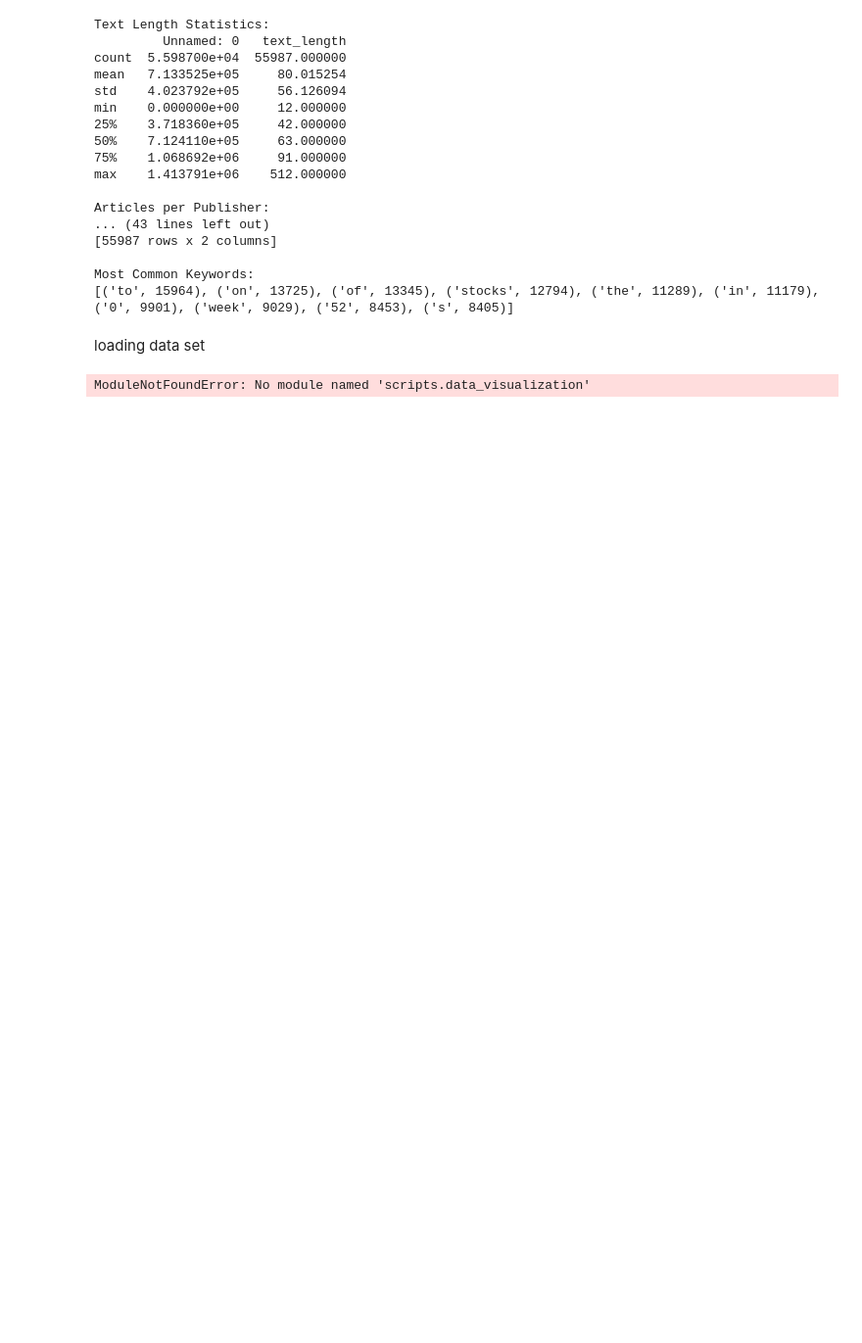
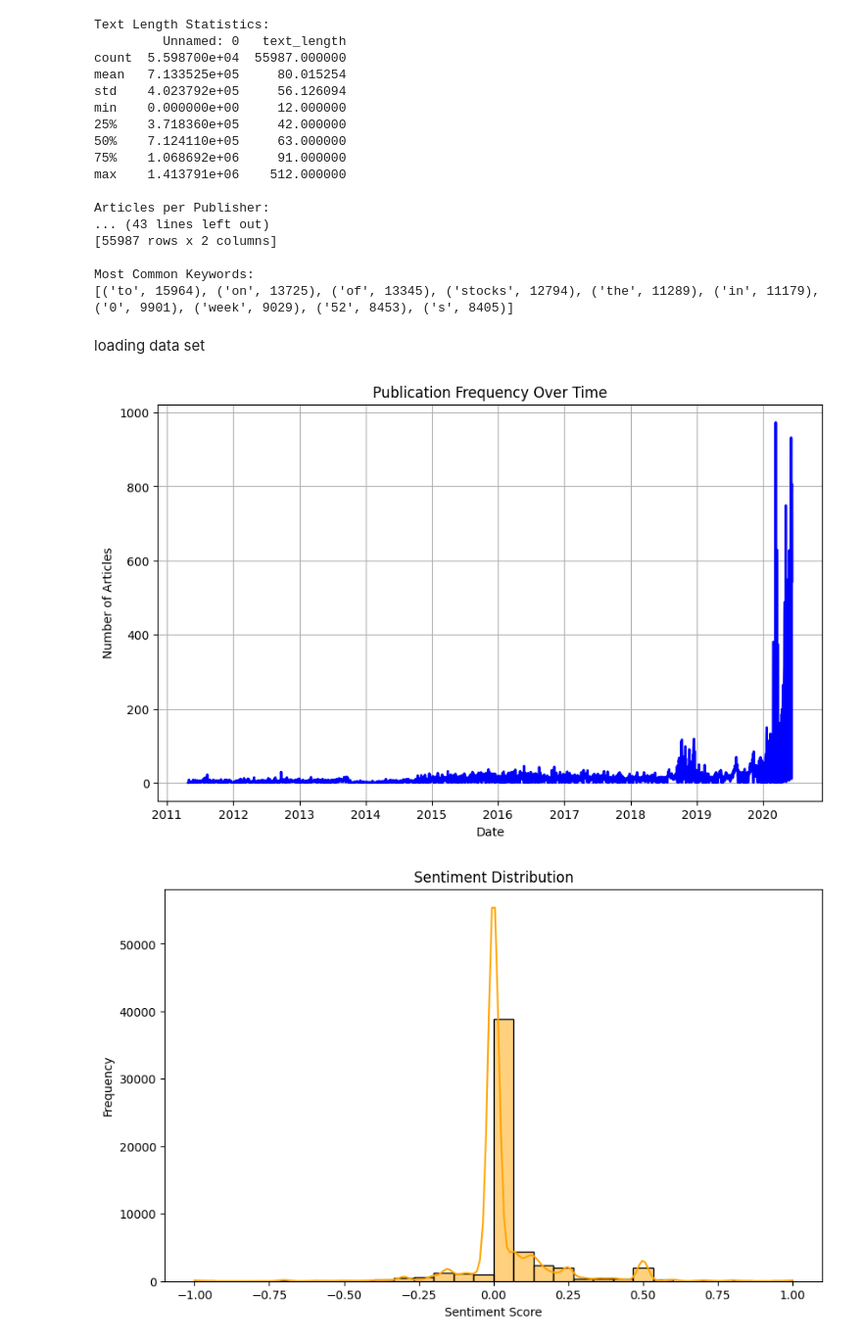
Before and after one commit to MesfinShimels/solar-farm-analysis-week1, a Jupyter notebook: notebooks/analysis.ipynb, the cells around one changed output. Shown at 98% size. Drawn from its saved outputs; the diff is of its cells as text; code cells hidden in the pictures; blank space fills up the shorter version.

```diff
--- a/notebooks/analysis.ipynb
+++ b/notebooks/analysis.ipynb
@@ -16,6 +18,6 @@ ModuleNotFoundError: No module named 'textblob'
 # %%
 # Define the path to a specific file
-file_path = "../Data/raw_data/raw_analyst_ratings.csv"
+file_path = "../Data/raw_analyst_ratings.csv"
 
 # Load a single dataset
 data_frame = load_dataset(file_path)
@@ -102,15 +104,16 @@ Most Common Keywords:
 # %% [markdown]
 loading data set
 # %%
-from scripts.data_visualization import plot_publication_trends, plot_sentiment_distribution
+# from scripts.data_visualization import plot_publication_trends, plot_sentiment_distribution
 
 # Plot publication trends
 plot_publication_trends(publication_counts)
 
 # Plot sentiment distribution
-plot_sentiment_distribution(data, column='sentiment')
+plot_sentiment_distribution(data_frame, column='sentiment')
 # %% [output]
-ModuleNotFoundError: No module named 'scripts.data_visualization'
+[figure, added]
+[figure, added]
 # %%
 
 
```
Also changed, not shown: parts of 5 cells of this notebook, 2 other files.
